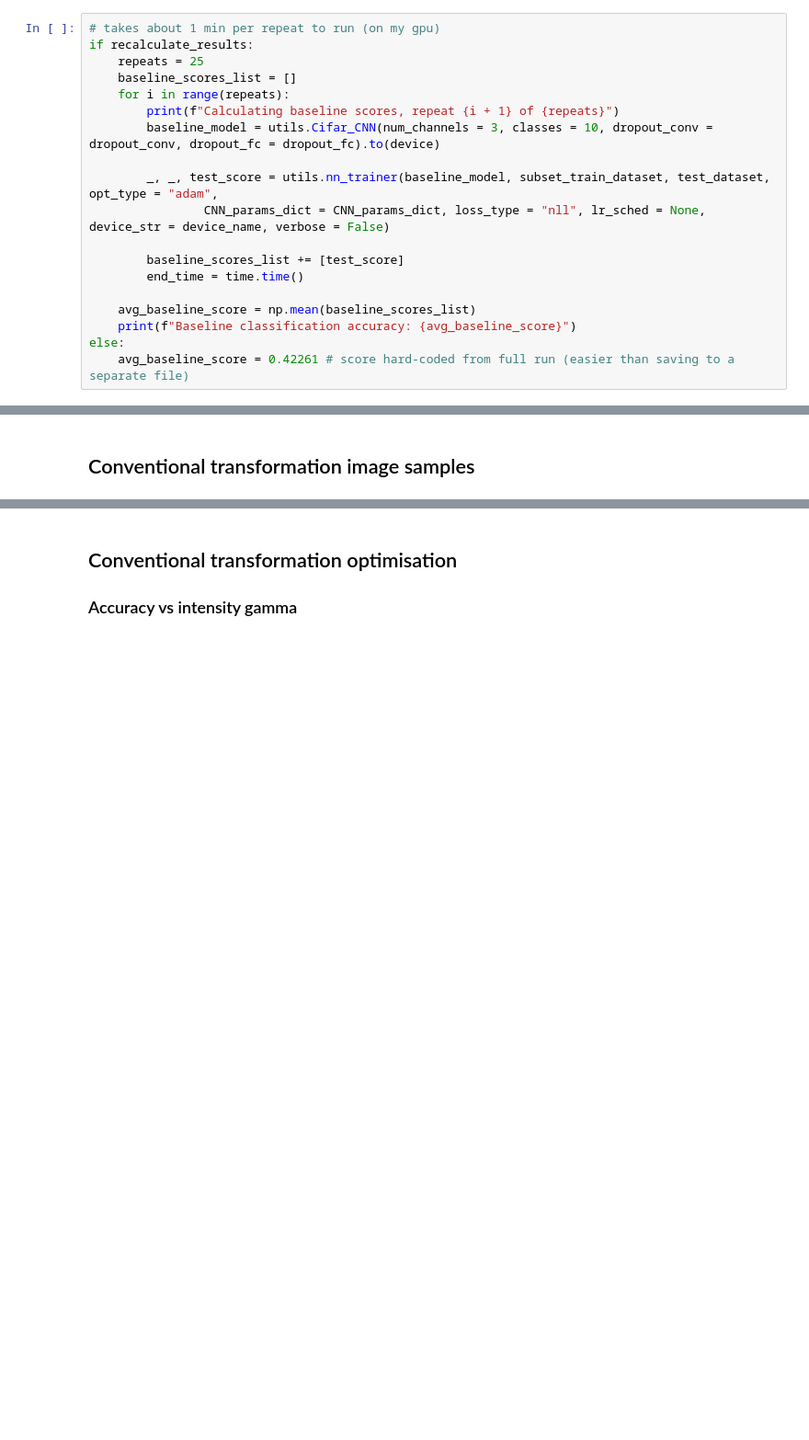
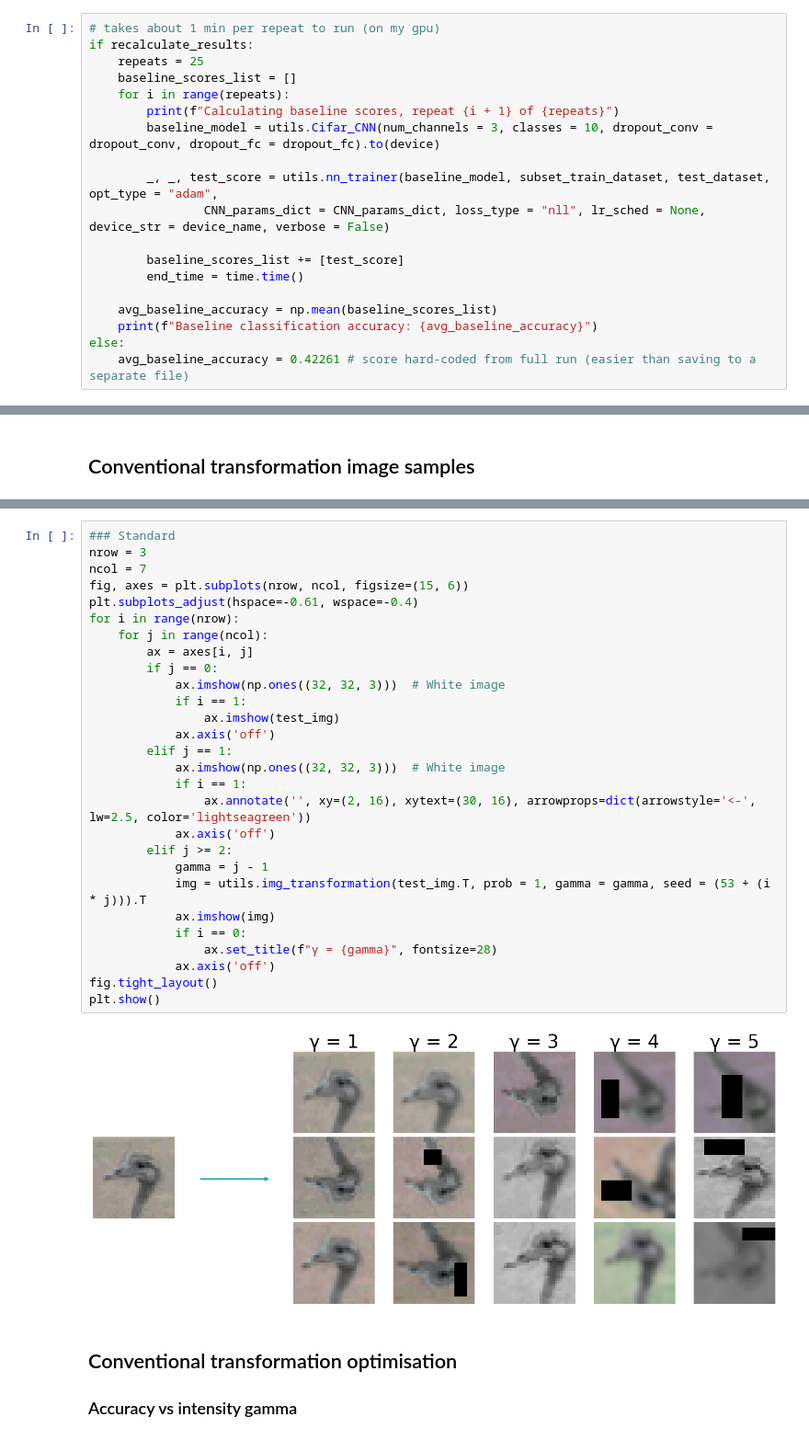
Before and after one commit to ar929/syn-data-comp, a Jupyter notebook: reproduce_results.ipynb, the cells around one changed output, grey strips where cells are left out. Shown at 92% size. Saved outputs shown, nothing was run; the diff lists cells and outputs as text; blank space fills up the shorter version.

Commit message:
Further results recalc
Up to calculating class acc vs gamma for conv aug

```diff
--- a/reproduce_results.ipynb
+++ b/reproduce_results.ipynb
@@ -86,10 +87,10 @@ if recalculate_results:
         baseline_scores_list += [test_score]
         end_time = time.time()
 
-    avg_baseline_score = np.mean(baseline_scores_list)
-    print(f"Baseline classification accuracy: {avg_baseline_score}")
+    avg_baseline_accuracy = np.mean(baseline_scores_list)
+    print(f"Baseline classification accuracy: {avg_baseline_accuracy}")
 else:
-    avg_baseline_score = 0.42261 # score hard-coded from full run (easier than saving to a separate file)
+    avg_baseline_accuracy = 0.42261 # score hard-coded from full run (easier than saving to a separate file)
 # %% [output]
 Calculating baseline scores, repeat 1 of 25
 Calculating baseline scores, repeat 2 of 25
@@ -196,3 +204,33 @@ plt.show()
+# %%
+### Standard
+nrow = 3
+ncol = 7
+fig, axes = plt.subplots(nrow, ncol, figsize=(15, 6))
+plt.subplots_adjust(hspace=-0.61, wspace=-0.4)
+for i in range(nrow):
+    for j in range(ncol):
+        ax = axes[i, j]
+        if j == 0:
+            ax.imshow(np.ones((32, 32, 3)))  # White image
+            if i == 1:
+                ax.imshow(test_img)
+            ax.axis('off')
+        elif j == 1:
+            ax.imshow(np.ones((32, 32, 3)))  # White image
+            if i == 1:
+                ax.annotate('', xy=(2, 16), xytext=(30, 16), arrowprops=dict(arrowstyle='<-', lw=2.5, color='lightseagreen'))
+            ax.axis('off')
+        elif j >= 2:
+            gamma = j - 1
+            img = utils.img_transformation(test_img.T, prob = 1, gamma = gamma, seed = (53 + (i * j))).T
+            ax.imshow(img)
+            if i == 0:
+                ax.set_title(f"γ = {gamma}", fontsize=28)
+            ax.axis('off')
+fig.tight_layout()
+plt.show()
+# %% [output]
+[figure, added]
 # %% [markdown]
 ## Conventional transformation optimisation
 ### Accuracy vs intensity gamma
```
Also changed, not shown: parts of 6 cells of this notebook, 2 other files.
